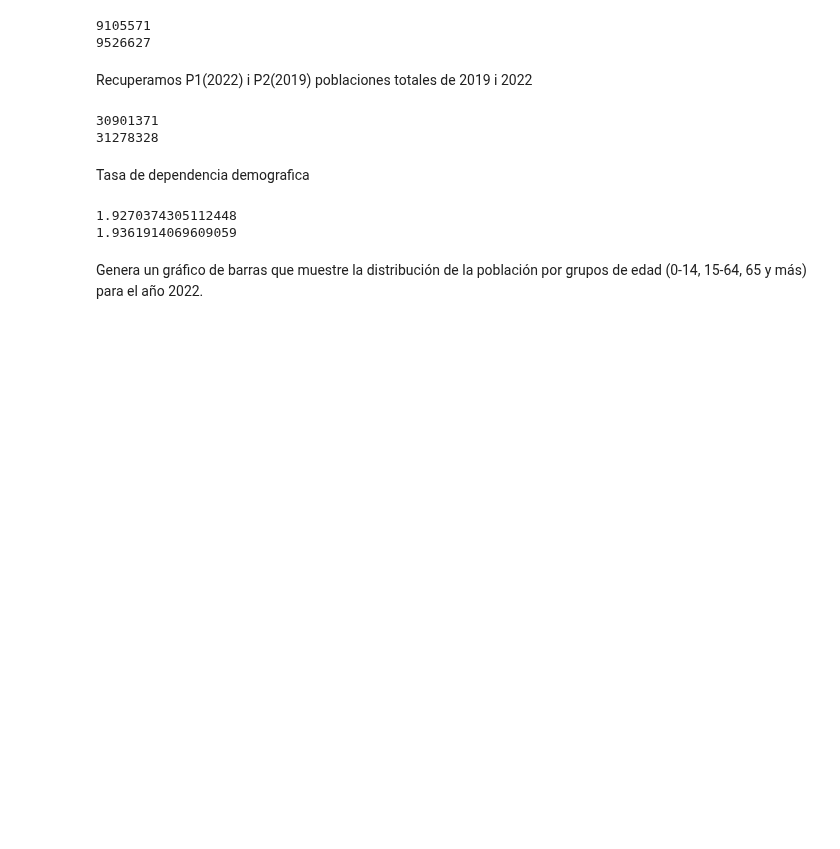
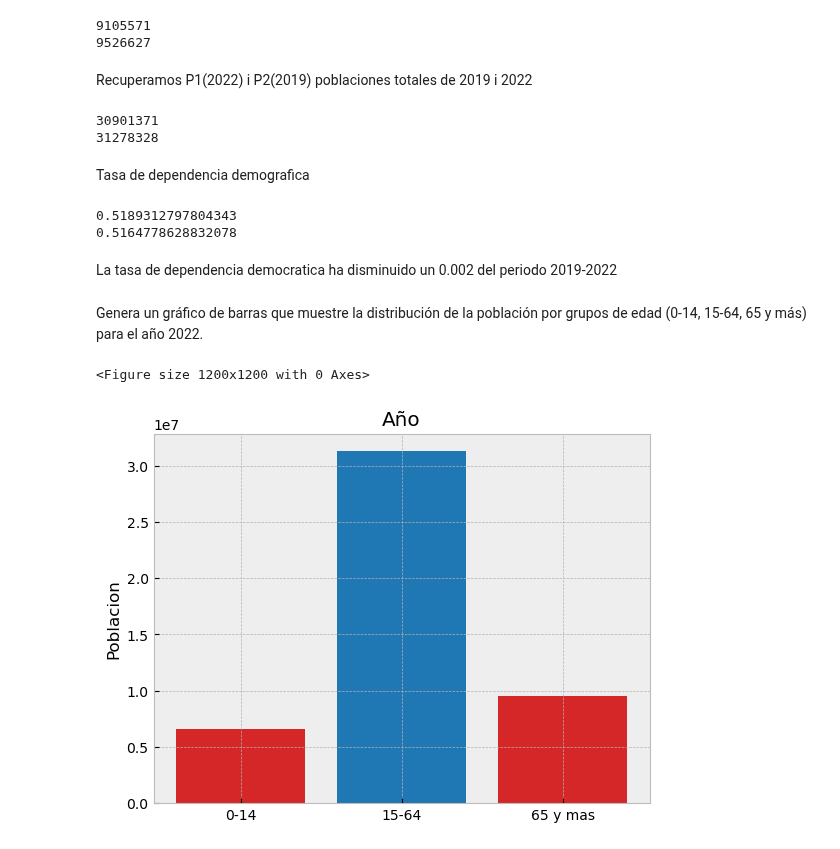
Before and after one commit to enanot/Data-Science, a Jupyter notebook: Pandas/Grupo3V2.ipynb, the cells around one changed output. Drawn from its saved outputs; the diff is of its cells as text; code cells hidden in the pictures; blank space fills up the shorter version.

```diff
--- a/Pandas/Grupo3V2.ipynb
+++ b/Pandas/Grupo3V2.ipynb
@@ -210,8 +210,8 @@ El min de hombres es:  20919749
 # %% [markdown]
 Cojemos los totales de 2019 y 2020
 # %%
-df_T2019 = df.loc[(df['Periodo']==2019)&(df['Grupo quinquenal de edad']=='Total')&(df['Sexo']=='Ambos sexos')&(df['Nacionalidad']=='Total')&(df['Provincias']=='Total Nacional')]
-df_T2022 = df.loc[(df['Periodo']==2022)&(df['Grupo quinquenal de edad']=='Total')&(df['Sexo']=='Ambos sexos')&(df['Nacionalidad']=='Total')&(df['Provincias']=='Total Nacional')]
+df_T2019 = df.loc[(df['Periodo']=='2019')&(df['Grupo quinquenal de edad']=='Total')&(df['Sexo']=='Ambos sexos')&(df['Nacionalidad']=='Total')&(df['Provincias']=='Total Nacional')]
+df_T2022 = df.loc[(df['Periodo']=='2022')&(df['Grupo quinquenal de edad']=='Total')&(df['Sexo']=='Ambos sexos')&(df['Nacionalidad']=='Total')&(df['Provincias']=='Total Nacional')]
 # %%
 df_T2019
 # %% [output]
@@ -278,8 +306,8 @@ Esta tasa se representa por un porcentaje sobre la población activa o en edad d
 
 Cuanto más elevado sea el porcentaje de la tasa de dependencia, mayor será la carga que soporta la población activa para mantener a la población que depende de ellos. Si, por el contrario, la tasa es menor, la carga para la población activa o productiva se va a reducir.
 # %%
-df_0_14_2019 = df.loc[(df['Periodo']==2019)&((df['Grupo quinquenal de edad']=='De 5 a 9 años')|(df['Grupo quinquenal de edad']=='De 10 a 14 años')|(df['Grupo quinquenal de edad']=='De 0 a 4 años'))&(df['Sexo']=='Ambos sexos')&(df['Nacionalidad']=='Total')&(df['Provincias']=='Total Nacional')]
-df_0_14_2022 = df.loc[(df['Periodo']==2022)&((df['Grupo quinquenal de edad']=='De 5 a 9 años')|(df['Grupo quinquenal de edad']=='De 10 a 14 años')|(df['Grupo quinquenal de edad']=='De 0 a 4 años'))&(df['Sexo']=='Ambos sexos')&(df['Nacionalidad']=='Total')&(df['Provincias']=='Total Nacional')]
+df_0_14_2019 = df.loc[(df['Periodo']=='2019')&((df['Grupo quinquenal de edad']=='De 5 a 9 años')|(df['Grupo quinquenal de edad']=='De 10 a 14 años')|(df['Grupo quinquenal de edad']=='De 0 a 4 años'))&(df['Sexo']=='Ambos sexos')&(df['Nacionalidad']=='Total')&(df['Provincias']=='Total Nacional')]
+df_0_14_2022 = df.loc[(df['Periodo']=='2022')&((df['Grupo quinquenal de edad']=='De 5 a 9 años')|(df['Grupo quinquenal de edad']=='De 10 a 14 años')|(df['Grupo quinquenal de edad']=='De 0 a 4 años'))&(df['Sexo']=='Ambos sexos')&(df['Nacionalidad']=='Total')&(df['Provincias']=='Total Nacional')]
 
 
 Pob_0_14_2019 = sum(df_0_14_2019['Total'])
@@ -319,13 +347,33 @@ print(Pob_Act_2022)
 # %% [markdown]
 Tasa de dependencia demografica
 # %%
-TDD_2019 = Pob_Act_2019/Pob_Dep_2019
-TDD_2022 = Pob_Act_2022/Pob_Dep_2022
+TDD_2019 = Pob_Dep_2019/Pob_Act_2019
+TDD_2022 = Pob_Dep_2022/Pob_Act_2022
 
 print(TDD_2019)
 print(TDD_2022)
 # %% [output]
-1.9270374305112448
-1.9361914069609059
+0.5189312797804343
+0.5164778628832078
+# %% [markdown]
+La tasa de dependencia democratica ha disminuido un 0.002 del periodo 2019-2022
 # %% [markdown]
 Genera un gráfico de barras que muestre la distribución de la población por grupos de edad (0-14, 15-64, 65 y más) para el año 2022.
+# %%
+plt.figure(figsize=(12, 12))
+fig, ax = plt.subplots()
+
+years = ['0-14', '15-64', '65 y mas']
+data = [Pob_0_14_2022,Pob_Act_2022,Pob_65_2022]
+
+bar_colors = ['tab:red', 'tab:blue', 'tab:red']
+
+ax.bar(years, data, color=bar_colors)
+
+ax.set_ylabel('Poblacion')
+ax.set_title('Año')
+
+plt.show()
+# %% [output]
+<Figure size 1200x1200 with 0 Axes>
+[figure, added]
```
Also changed, not shown: parts of 11 cells of this notebook, 6 other files.
